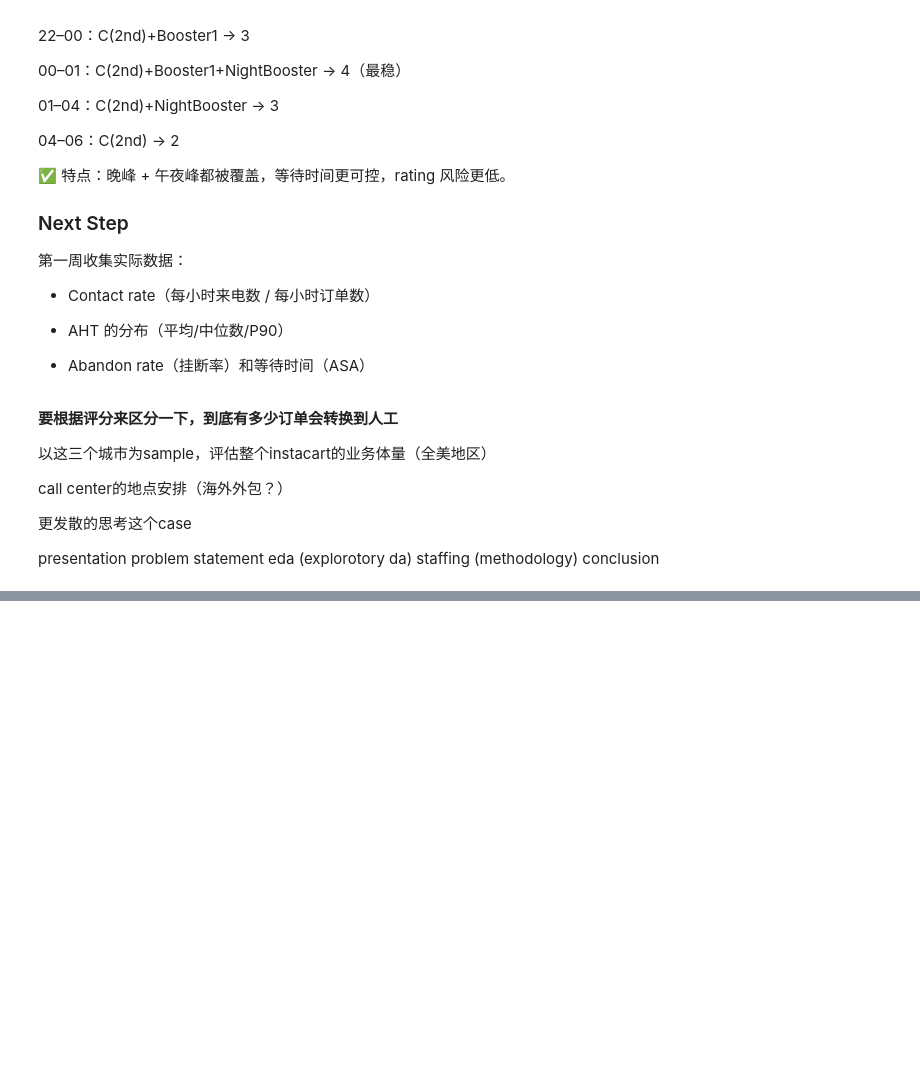
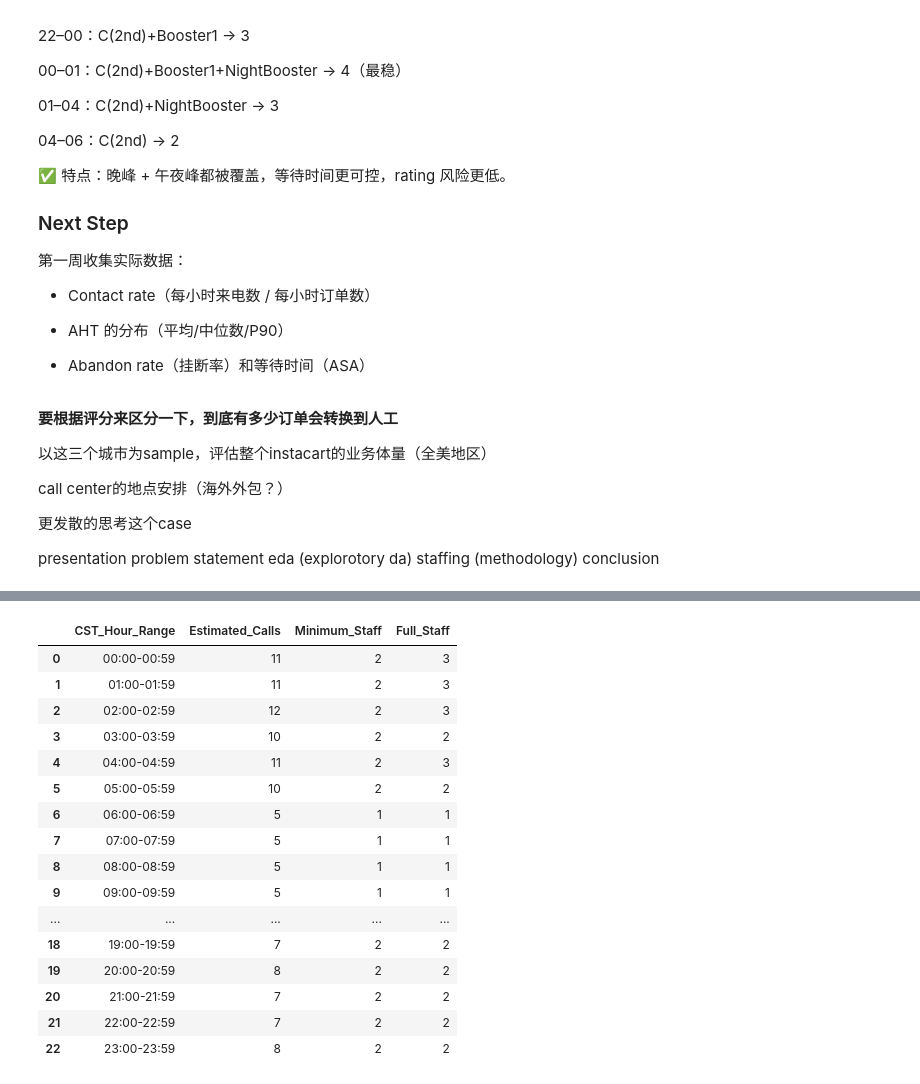
Before and after one commit to PeiZheng224/AI-Powered-Marketing-Content-Pipeline, a Jupyter notebook: instacart_1/takehomefile.ipynb, the cells around one changed output, grey strips where cells are left out. Cells and saved outputs as stored; diff of their text form; code cells hidden in the pictures; blank space fills up the shorter version.

```diff
--- a/instacart_1/takehomefile.ipynb
+++ b/instacart_1/takehomefile.ipynb
@@ -1521,0 +1830,68 @@ Instacart 成立于 2012 年 7 月，最初服务于旧金山湾区本地市场
+# %%
+# Create a copy for staffing analysis
+staffing_df = final_df.copy()
+
+# Extract numeric hour from 'Hour_Range'
+staffing_df['Local_Hour'] = staffing_df['Hour_Range'].str.slice(0, 2).astype(int)
+
+# Define conversion function to CST
+def convert_to_cst(row):
+    hour = row['Local_Hour']
+    tz = row['Region_Timezone']
+
+    if tz == 'Eastern Time': # ET is 1 hour ahead of CT -> Subtract 1
+        cst_hour = hour - 1
+    elif tz == 'Pacific Time': # PT is 2 hours behind CT -> Add 2
+        cst_hour = hour + 2
+    else: # Central Time
+        cst_hour = hour
+
+    # Handle wrap-around (0-23)
+    return (cst_hour + 24) % 24
+
+# Apply conversion
+staffing_df['CST_Hour'] = staffing_df.apply(convert_to_cst, axis=1)
+
+# Aggregate Calls by CST Hour
+cst_staffing_agg = staffing_df.groupby('CST_Hour')['Estimated_Calls'].sum().reset_index()
+
+# Sort by Hour
+cst_staffing_agg = cst_staffing_agg.sort_values('CST_Hour')
+
+# --- Calculate Staffing Needs ---
+# Using previous parameters
+effective_capacity_per_person = 7.5
+min_occupancy_rate = 0.85
+full_occupancy_rate = 0.70
+
+# Calculate Capacity Needed
+cst_staffing_agg['Capacity_Needed'] = cst_staffing_agg['Estimated_Calls'] / effective_capacity_per_person
+
+# Calculate Staff counts (Rounded Up)
+cst_staffing_agg['Minimum_Staff'] = np.ceil(cst_staffing_agg['Capacity_Needed'] / min_occupancy_rate).astype(int)
+cst_staffing_agg['Full_Staff'] = np.ceil(cst_staffing_agg['Capacity_Needed'] / full_occupancy_rate).astype(int)
+
+# Formatting for display
+cst_staffing_agg['CST_Hour_Range'] = cst_staffing_agg['CST_Hour'].apply(lambda x: f"{x:02d}:00-{x:02d}:59")
+
+# Reorder columns
+display_cols = ['CST_Hour_Range', 'Estimated_Calls', 'Minimum_Staff', 'Full_Staff']
+display(cst_staffing_agg[display_cols])
+# %% [output]
+|  | CST_Hour_Range | Estimated_Calls | Minimum_Staff | Full_Staff |
+| 0 | 00:00-00:59 | 11 | 2 | 3 |
+| 1 | 01:00-01:59 | 11 | 2 | 3 |
+| 2 | 02:00-02:59 | 12 | 2 | 3 |
+| 3 | 03:00-03:59 | 10 | 2 | 2 |
+| 4 | 04:00-04:59 | 11 | 2 | 3 |
+| 5 | 05:00-05:59 | 10 | 2 | 2 |
+| 6 | 06:00-06:59 | 5 | 1 | 1 |
+| 7 | 07:00-07:59 | 5 | 1 | 1 |
+| 8 | 08:00-08:59 | 5 | 1 | 1 |
+| 9 | 09:00-09:59 | 5 | 1 | 1 |
+| ... | ... | ... | ... | ... |
+| 18 | 19:00-19:59 | 7 | 2 | 2 |
+| 19 | 20:00-20:59 | 8 | 2 | 2 |
+| 20 | 21:00-21:59 | 7 | 2 | 2 |
+| 21 | 22:00-22:59 | 7 | 2 | 2 |
+| 22 | 23:00-23:59 | 8 | 2 | 2 |
```
Also changed, not shown: parts of 10 cells of this notebook.
